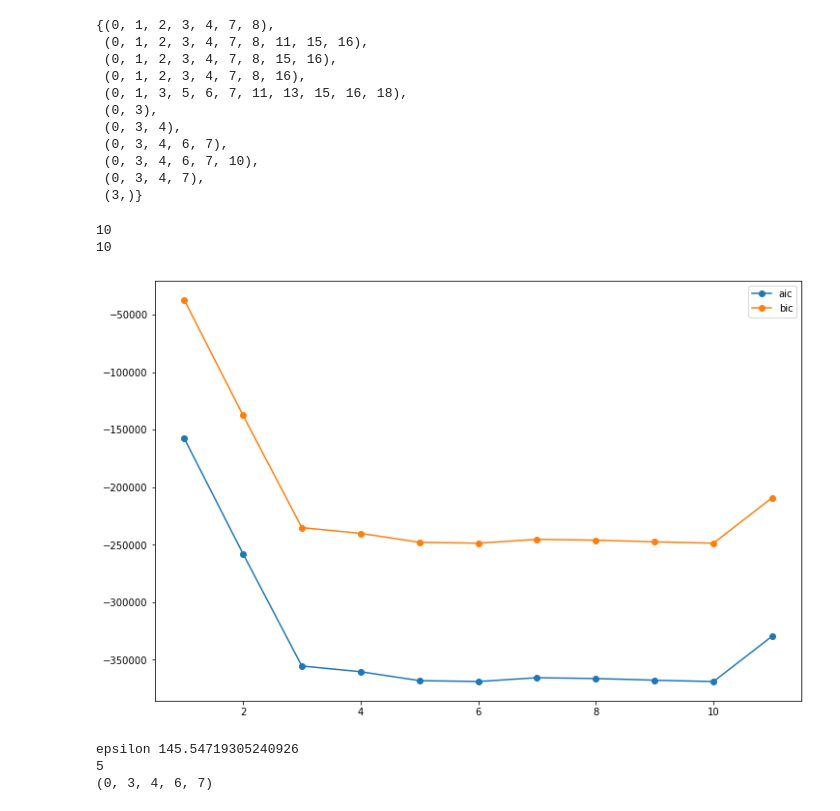
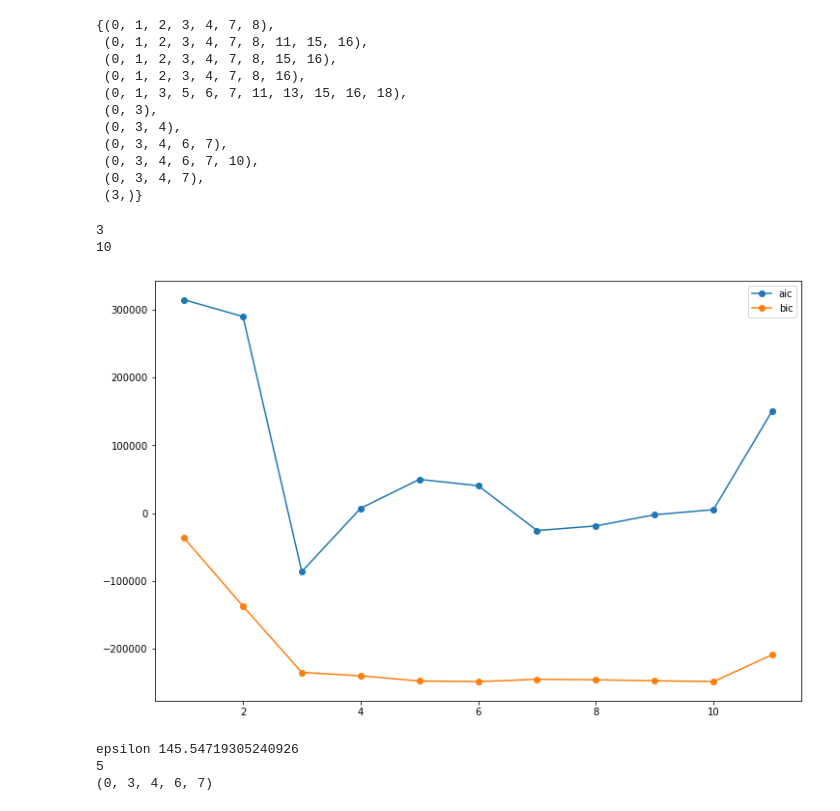
Before and after one commit to Pongpisit-Thanasutives/parametric-discovery, a Jupyter notebook: Spatial_Advection_Diffusion_WeakLib_KRR-DEV3.ipynb, the cells around one changed output. Drawn from its saved outputs; the diff is of its cells as text; code cells hidden in the pictures.

```diff
--- a/Spatial_Advection_Diffusion_WeakLib_KRR-DEV3.ipynb
+++ b/Spatial_Advection_Diffusion_WeakLib_KRR-DEV3.ipynb
@@ -2,6 +2,9 @@
 %pylab inline
 %load_ext autoreload
 %autoreload 2
+from functools import partial
+# from funcy import compose
+compose = lambda *F: reduce(lambda f, g: lambda x: f(g(x)), F)
 import numpy as np
 from parametric_pde_find import *
 from robust_pde_diff import DLrSR, RobustPCA
@@ -298,30 +301,42 @@ lam: 0.16270322461779022
  (0, 3, 4, 7),
  (3,)}
 # %%
+time_integrator = lambda _: _
+time_integrator = partial(trapz, axis=0)
+# psd = lambda _: np.expand_dims(power_spectral_density(_[:, :, 0]), -1)
+psd = partial(power_spectral_density, axis=1)
+time_integrator = compose(time_integrator, psd)
 ic_scores = {}
 for indices in candidates:
     est_xi = np.zeros((Theta_grouped[0].shape[-1], len(Ut_grouped)))
     for j in range(len(Theta_grouped)):
         est_xi[indices, j:j+1] = np.linalg.lstsq(Theta_grouped[j][:, indices], Ut_grouped[j], rcond=None)[0]
-    aic = PDE_FIND_Loss(Theta_grouped, Ut_grouped, est_xi)
+
+    # aic = PDE_FIND_Loss(Theta_grouped, Ut_grouped, est_xi)
+    Ut_grouped_est = estimate_Ut_grouped_est(Theta_grouped, est_xi)
+    rss = rss_group(Ut_grouped_est, Ut_grouped, time_integrator)
+    N = np.prod(Ut_grouped.shape); k = len(np.where(np.linalg.norm(est_xi, axis=-1)>0)[0])
+    aic = N*np.log(rss/N+1e-5) + 2*k+(2*k**2+2*k)/(N-k-1)
+
     bic = BIC_Loss(Theta_grouped, Ut_grouped, est_xi)
+
     if len(indices) not in ic_scores: ic_scores[len(indices)] = (aic, bic, indices)
     elif aic < ic_scores[len(indices)][0]: ic_scores[len(indices)] = (aic, bic, indices)
 
 com_ics = sorted([(len(e[2]), e[0], e[1]) for e in list(ic_scores.values())])
 complexities = [e[0] for e in com_ics]
 aics = [e[1] for e in com_ics]
 bics = [e[2] for e in com_ics]
 print(complexities[np.argmin(aics)])
 print(complexities[np.argmin(bics)])
 plt.plot(complexities, aics, '-o', label='aic')
 plt.plot(complexities, bics, '-o', label='bic')
 plt.legend()
 plt.show()
 # %% [output]
+3
 10
-10
-[figure, old version]
+[figure, new version]
 # %%
 best_subsets = {}
 for indices in candidates:
```
Also changed, not shown: parts of 3 cells of this notebook, 3 other files.
